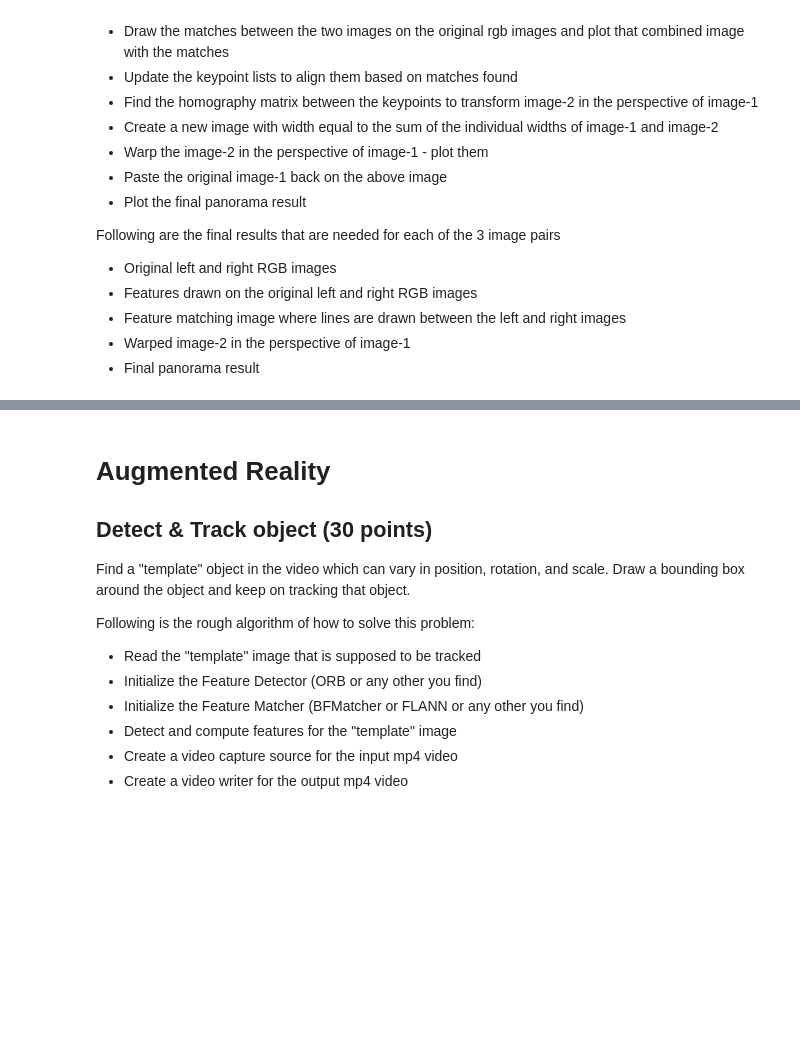
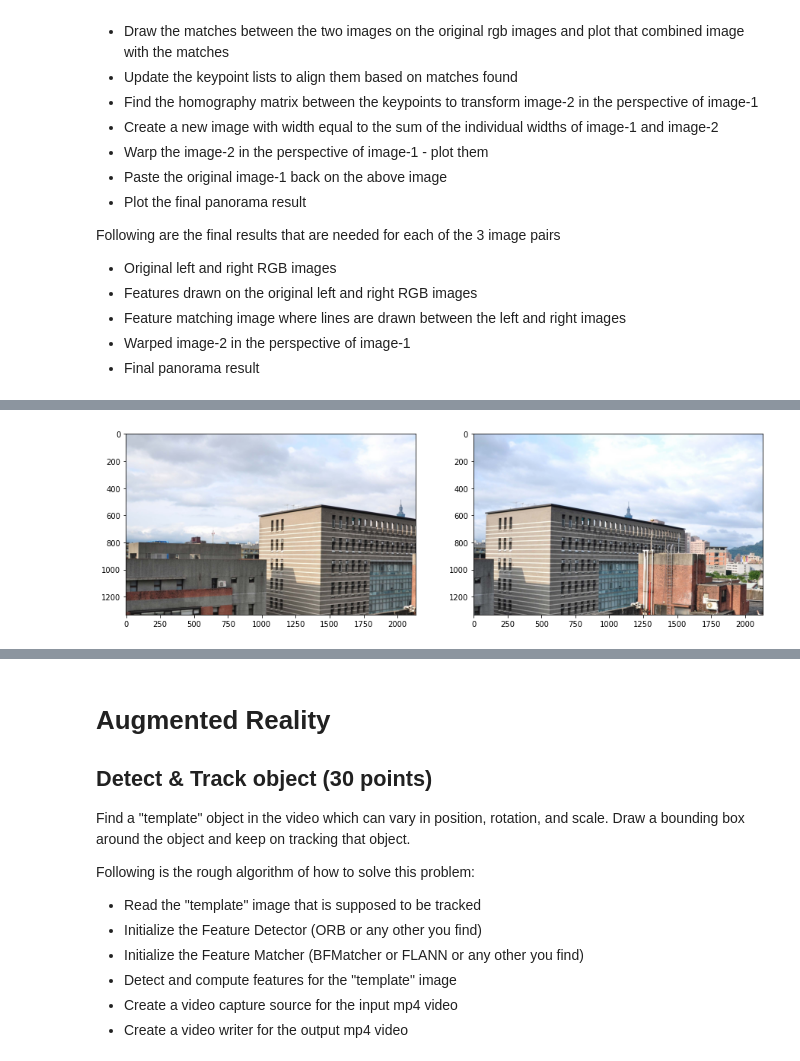
Before and after one commit to redsriracha/CV_assign2, a Jupyter notebook: CS4973_5483_assignment2.ipynb, the cells around one changed output, grey strips where cells are left out. Cells and saved outputs as stored; diff of their text form; code cells hidden in the pictures; blank space fills up the shorter version.

```diff
--- a/CS4973_5483_assignment2.ipynb
+++ b/CS4973_5483_assignment2.ipynb
@@ -17,3 +14,16 @@ Spring 2021
+# %%
+# Add your imports here
+import cv2
+import os
+import matplotlib.pyplot as plt
+import numpy as np
+
+# Add code for drive mounting and base path here
+dir_list = sorted([item for item in os.listdir('.')])
+imgs_panorama_l = [item for item in dir_list if item.endswith('-l.jpg')]
+imgs_panorama_r = [item for item in dir_list if item.endswith('-r.jpg')]
+imgs_cover = [item for item in dir_list if item.endswith('cover.jpg')]
+vids = [item for item in dir_list if item.endswith('.mp4')]
 # %% [markdown]
 # Panorama Stitching (70 points)
 
@@ -43,3 +53,86 @@ Following are the final results that are needed for each of the 3 image pairs
 *   Feature matching image where lines are drawn between the left and right images
 *   Warped image-2 in the perspective of image-1
 *   Final panorama result
+# %%
+def left_right_plot(l, r):
+    fig, axs = plt.subplots(1, 2, figsize=(15,15))
+    axs[0].imshow(l)
+    axs[1].imshow(r)
+
+def panorama(img_l, img_r):
+    # Read the left and right images and plot them side by side
+    img_l = cv2.imread(img_l)
+    img_r = cv2.imread(img_r)
+    img_left = cv2.cvtColor(img_l, cv2.COLOR_BGR2RGB)
+    img_right = cv2.cvtColor(img_r, cv2.COLOR_BGR2RGB)
+    left_right_plot(img_left, img_right)
+
+    # Initialize the Feature Detector (ORB or any other you find)
+    orb = cv2.ORB_create()
+
+    # Initialize the Feature Matcher (BFMatcher or FLANN or any other you find)
+    FLANN_INDEX_KDTREE = 0
+    index_params = dict(algorithm=FLANN_INDEX_KDTREE, trees=5)
+    search_params = dict(checks=50)
+
+    flann = cv2.FlannBasedMatcher(index_params,search_params)
+
+    # Convert the two images to grayscale
+    img_l_gray = cv2.cvtColor(img_left, cv2.COLOR_RGB2GRAY)
+    img_r_gray = cv2.cvtColor(img_right, cv2.COLOR_RGB2GRAY)
+
+    # # Detect and compute features for the left and right images
+    kp_l = orb.detect(img_l_gray, None)
+    kp_r = orb.detect(img_r_gray, None)
+    kp_l, des_l = orb.compute(img_l_gray, kp_l)
+    kp_r, des_r = orb.compute(img_r_gray, kp_r)
+
+    # Draw the keypoints on the original rgb left and right images - plot them
+    img_l_key = cv2.drawKeypoints(img_left, kp_l, None, color=(255,0,0), flags=0)
+    img_r_key = cv2.drawKeypoints(img_right, kp_r, None, color=(255,0,0), flags=0)
+    left_right_plot(img_l_key, img_r_key)
+
+    # Find the feature matches (perform sorting or ratio test, if needed)
+    bf = cv2.BFMatcher()
+    matches = bf.knnMatch(des_l, des_r, k=2)
+
+    good = []
+    for m,n in matches:
+        if m.distance < 0.75*n.distance:
+            good.append([m])
+
+    # Draw the matches between the two images on the original rgb images and plot that combined image with the matches
+    img_matches = cv2.drawMatchesKnn(img_left, kp_l, img_right, kp_r, good, None, flags=2)
+    plt.figure(figsize=(15,15))
+    plt.imshow(img_matches)
+
+    # Update the keypoint lists to align them based on matches found
+    src_pts = np.float32([ kp_l[m.queryIdx].pt for m in good ]).reshape(-1,1,2)
+    dst_pts = np.float32([ kp_r[m.trainIdx].pt for m in good ]).reshape(-1,1,2)
+
+    # Find the homography matrix between the keypoints to transform image-2 in the perspective of image-1
+    M, mask = cv2.findHomography(src_pts, dst_pts, cv2.RANSAC, 5.0)
+    matchesMask = mask.ravel().tolist()
+
+    h,w = img_left.shape
+    pts = np.float32([ [0,0],[0,h-1],[w-1,h-1],[w-1,0] ]).reshape(-1,1,2)
+    dst = cv2.perspectiveTransform(pts,M)
+
+    img_right = cv2.polylines(img_right,[np.int32(dst)],True,255,3, cv2.LINE_AA)
+    plt.figure(figsize=(15,15))
+    plt.imshow(img_right)
+
+    # Create a new image with width equal to the sum of the individual widths of image-1 and image-2
+
+    # Warp the image-2 in the perspective of image-1 - plot them
+
+    # Paste the original image-1 back on the above image
+
+    # Plot the final panorama result
+
+    pass
+
+for left, right in zip(imgs_panorama_l, imgs_panorama_r):
+    panorama(left, right)
+    break
+# %% [output]
@@ -45,0 +140 @@ Following are the final results that are needed for each of the 3 image pairs
+[figure, added]
```
Also changed, not shown: parts of 2 cells of this notebook, 4 other files.
